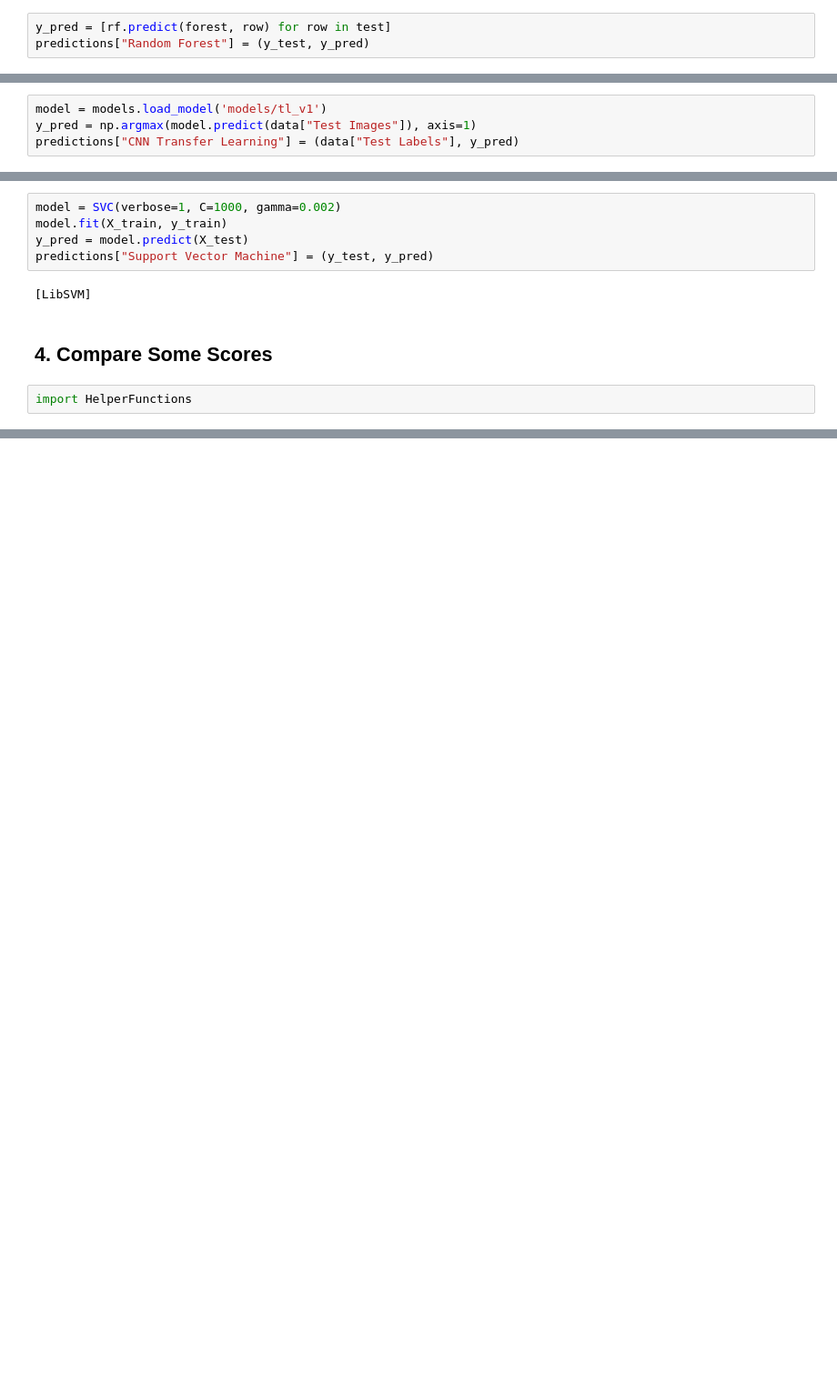
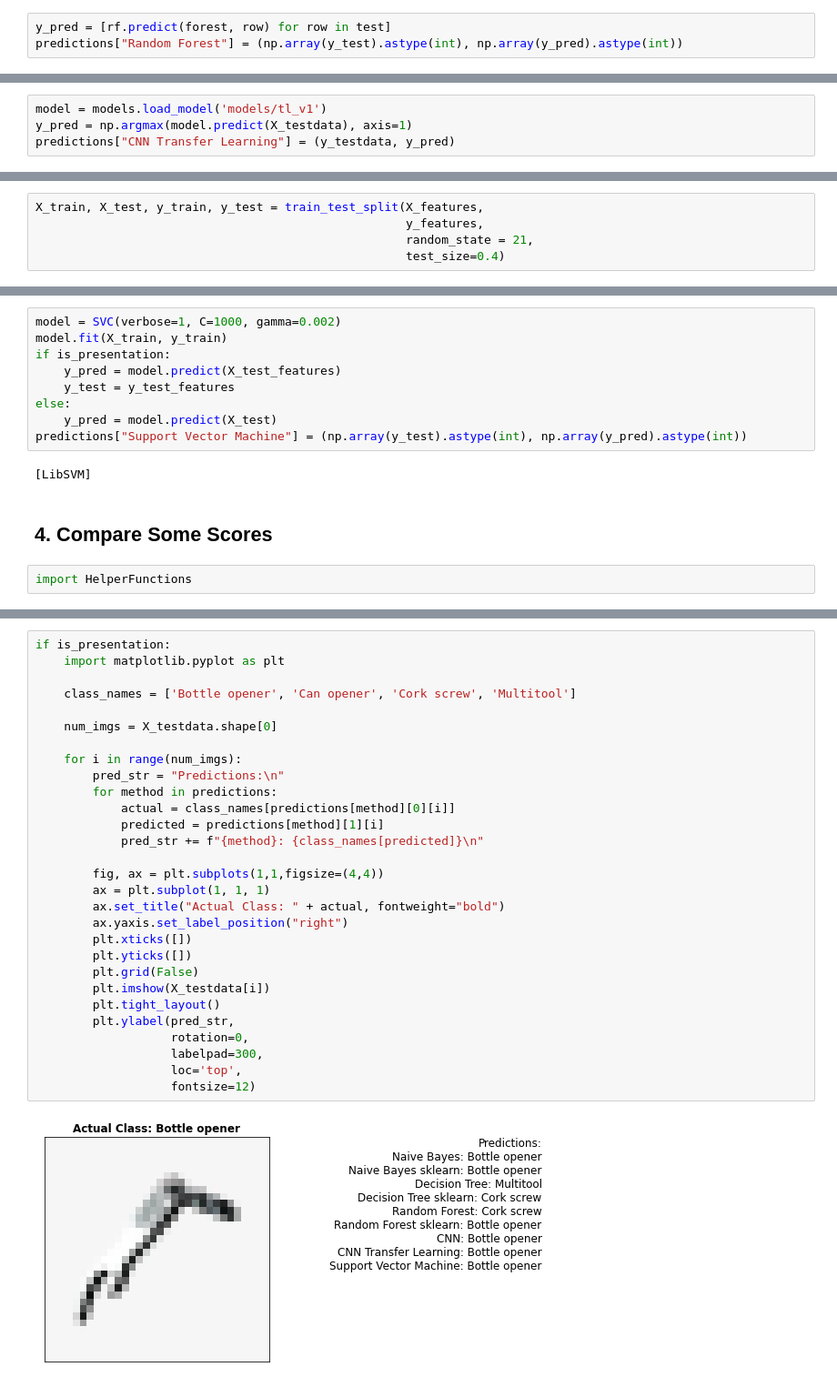
Before and after one commit to thecherry94/Projektarbeit-Kuenstliche-Intelligenz, a Jupyter notebook: ai_project.ipynb, the cells around one changed output, grey strips where cells are left out. Shown at 91% size. Saved outputs shown, nothing was run; the diff lists cells and outputs as text; blank space fills up the shorter version.

```diff
--- a/ai_project.ipynb
+++ b/ai_project.ipynb
@@ -222,7 +247,7 @@ min_sizes = [3 for i in range(len(max_depths))]
 forest = rf.build_forest(train, max_depths, min_sizes)
 # %%
 y_pred = [rf.predict(forest, row) for row in test]
-predictions["Random Forest"] = (y_test, y_pred)
+predictions["Random Forest"] = (np.array(y_test).astype(int), np.array(y_pred).astype(int))
 # %% [markdown]
 #### Predict With sklearn Method
 # %%
@@ -253,8 +284,8 @@ from tensorflow.keras import models
 #### Predict With Previously Adapted and Self-Trained Transfer Learning Network
 # %%
 model = models.load_model('models/tl_v1')
-y_pred = np.argmax(model.predict(data["Test Images"]), axis=1)
-predictions["CNN Transfer Learning"] = (data["Test Labels"], y_pred)
+y_pred = np.argmax(model.predict(X_testdata), axis=1)
+predictions["CNN Transfer Learning"] = (y_testdata, y_pred)
 # %% [markdown]
 ### 3.6 Support Vector Machine
 # %% [markdown]
@@ -263,0 +297,5 @@ from sklearn.svm import SVC
+# %%
+X_train, X_test, y_train, y_test = train_test_split(X_features,
+                                                    y_features,
+                                                    random_state = 21,
+                                                    test_size=0.4)
@@ -264,8 +304,12 @@ from sklearn.svm import SVC
 # %%
 model = SVC(verbose=1, C=1000, gamma=0.002)
 model.fit(X_train, y_train)
-y_pred = model.predict(X_test)
-predictions["Support Vector Machine"] = (y_test, y_pred)
+if is_presentation:
+    y_pred = model.predict(X_test_features)
+    y_test = y_test_features
+else:
+    y_pred = model.predict(X_test)
+predictions["Support Vector Machine"] = (np.array(y_test).astype(int), np.array(y_pred).astype(int))
 # %% [output]
 [LibSVM]
 # %% [markdown]
@@ -331,0 +343,31 @@ UnboundLocalError: local variable 'classes' referenced before assignment
+# %%
+if is_presentation:
+    import matplotlib.pyplot as plt
+
+    class_names = ['Bottle opener', 'Can opener', 'Cork screw', 'Multitool']
+
+    num_imgs = X_testdata.shape[0]
+
+    for i in range(num_imgs):
+        pred_str = "Predictions:\n"
+        for method in predictions:
+            actual = class_names[predictions[method][0][i]]
+            predicted = predictions[method][1][i]
+            pred_str += f"{method}: {class_names[predicted]}\n"
+
+        fig, ax = plt.subplots(1,1,figsize=(4,4))
+        ax = plt.subplot(1, 1, 1)
+        ax.set_title("Actual Class: " + actual, fontweight="bold")
+        ax.yaxis.set_label_position("right")
+        plt.xticks([])
+        plt.yticks([])
+        plt.grid(False)
+        plt.imshow(X_testdata[i])
+        plt.tight_layout()
+        plt.ylabel(pred_str,
+                   rotation=0,
+                   labelpad=300,
+                   loc='top',
+                   fontsize=12)
+# %% [output]
+[figure, added]
```
Also changed, not shown: parts of 28 cells of this notebook, 3 other files.
